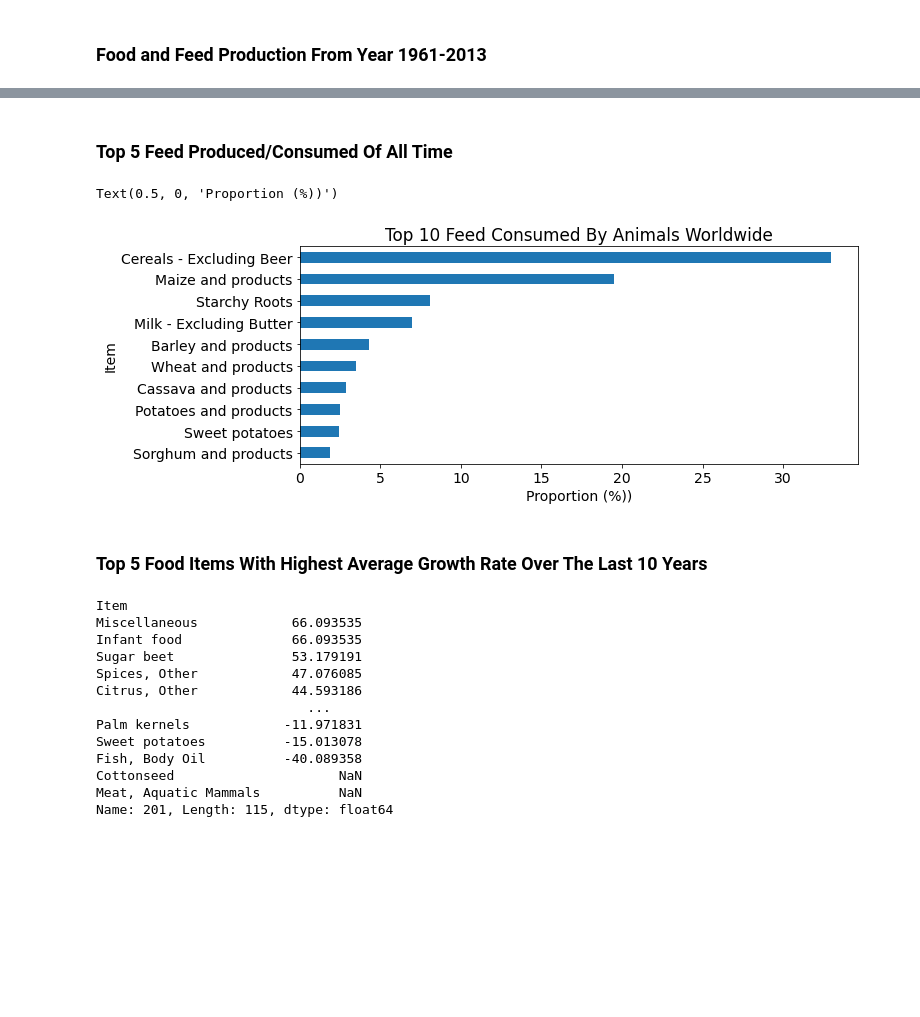
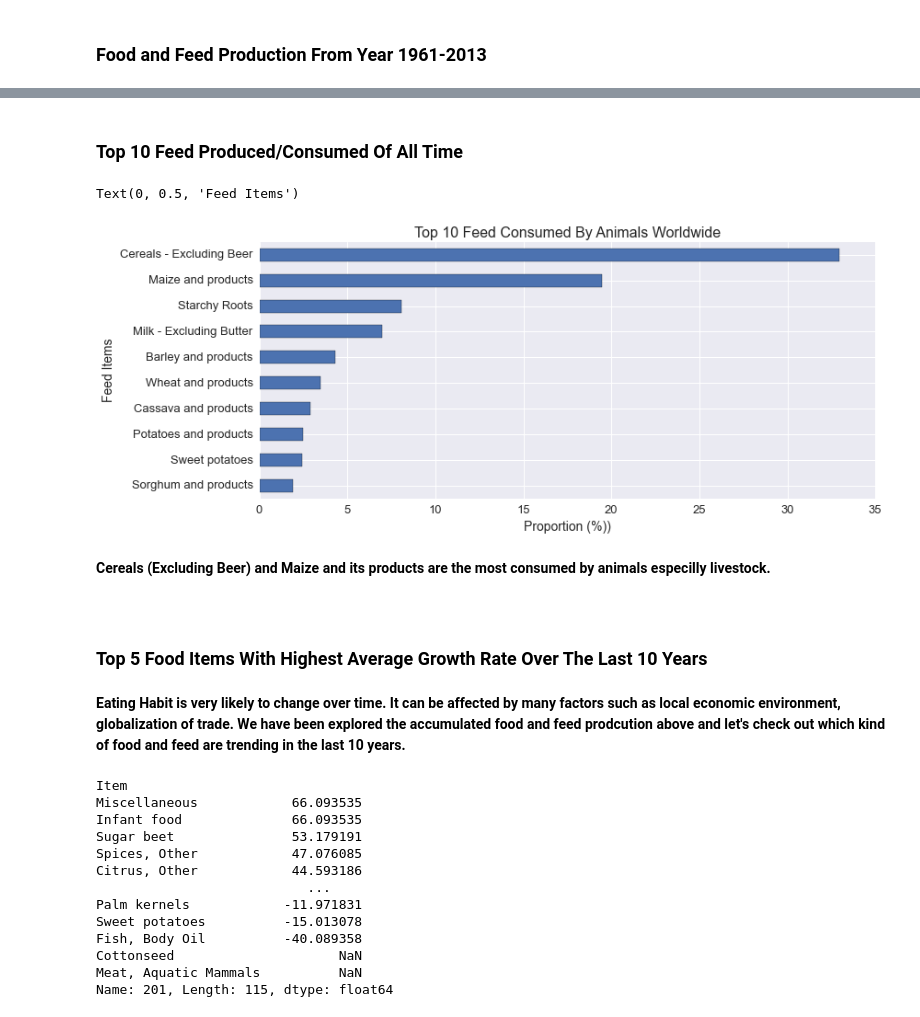
Before and after one commit to PINGGEZI/Springboard, a Jupyter notebook: storytelling/food production/Food and Feed Production.ipynb, the cells around one changed output, grey strips where cells are left out. Drawn from its saved outputs; the diff is of its cells as text; code cells hidden in the pictures; blank space fills up the shorter version.

```diff
--- a/storytelling/food production/Food and Feed Production.ipynb
+++ b/storytelling/food production/Food and Feed Production.ipynb
@@ -18,10 +18,14 @@ import numpy as np
 import matplotlib.pyplot as plt
 import seaborn as sns
 
+plt.style.use('seaborn')
 %matplotlib inline
 
-plt.rcParams['figure.figsize'] = [10,6]
+plt.rcParams['figure.figsize'] = [12,7]
+plt.rcParams['axes.titlesize'] = 16
+plt.rcParams['axes.grid.axis'] = 'y'
 plt.rcParams['font.size'] = 14
+plt.rcParams['legend.fontsize'] = 14
 # %% [markdown]
 ## Load The Data
 # %%
@@ -165,18 +196,25 @@ Text(0.5, 0, 'Proportion (%)')
 # %% [markdown]
-### Top 5 Feed Produced/Consumed Of All Time
+### Top 10 Feed Produced/Consumed Of All Time
 # %%
 ts_feed_item = df[df.Element == 'Feed'].groupby('Item').sum().iloc[:,5:]
 
 ax = (ts_feed_item.sum(1)/ts_feed_item.sum(1).sum(0) * 100) \
                             .sort_values()[-10:] \
-                            .plot(kind = 'barh',figsize = (10,4),title = 'Top 10 Feed Consumed By Animals Worldwide')
+                            .plot(kind = 'barh',figsize = (12,5),title = 'Top 10 Feed Consumed By Animals Worldwide',fontsize = 13)
 
-ax.set_xlabel('Proportion (%))')
+ax.set_xlabel('Proportion (%))',fontsize = 14)
+ax.set_ylabel('Feed Items',fontsize =14)
 # %% [output]
-Text(0.5, 0, 'Proportion (%))')
+Text(0, 0.5, 'Feed Items')
-[figure, old version]
+[figure, new version]
+# %% [markdown]
+**Cereals (Excluding Beer) and Maize and its products are the most consumed by animals especilly livestock.**
+<br/>
+<br/>
 # %% [markdown]
 ### Top 5 Food Items With Highest Average Growth Rate Over The Last 10 Years
+# %% [markdown]
+**Eating Habit is very likely to change over time. It can be affected by many factors such as local economic environment, globalization of trade. We have been explored the accumulated food and feed prodcution above and let's check out which kind of food and feed are trending in the last 10 years.**
 # %%
 ts_food_item_trans = ts_food_item.transpose()
 ts_food_item_trans.index = pd.to_datetime(ts_food_item_trans.index.str.replace('Y',''),format= '%Y')
```
Also changed, not shown: parts of 45 cells of this notebook.
